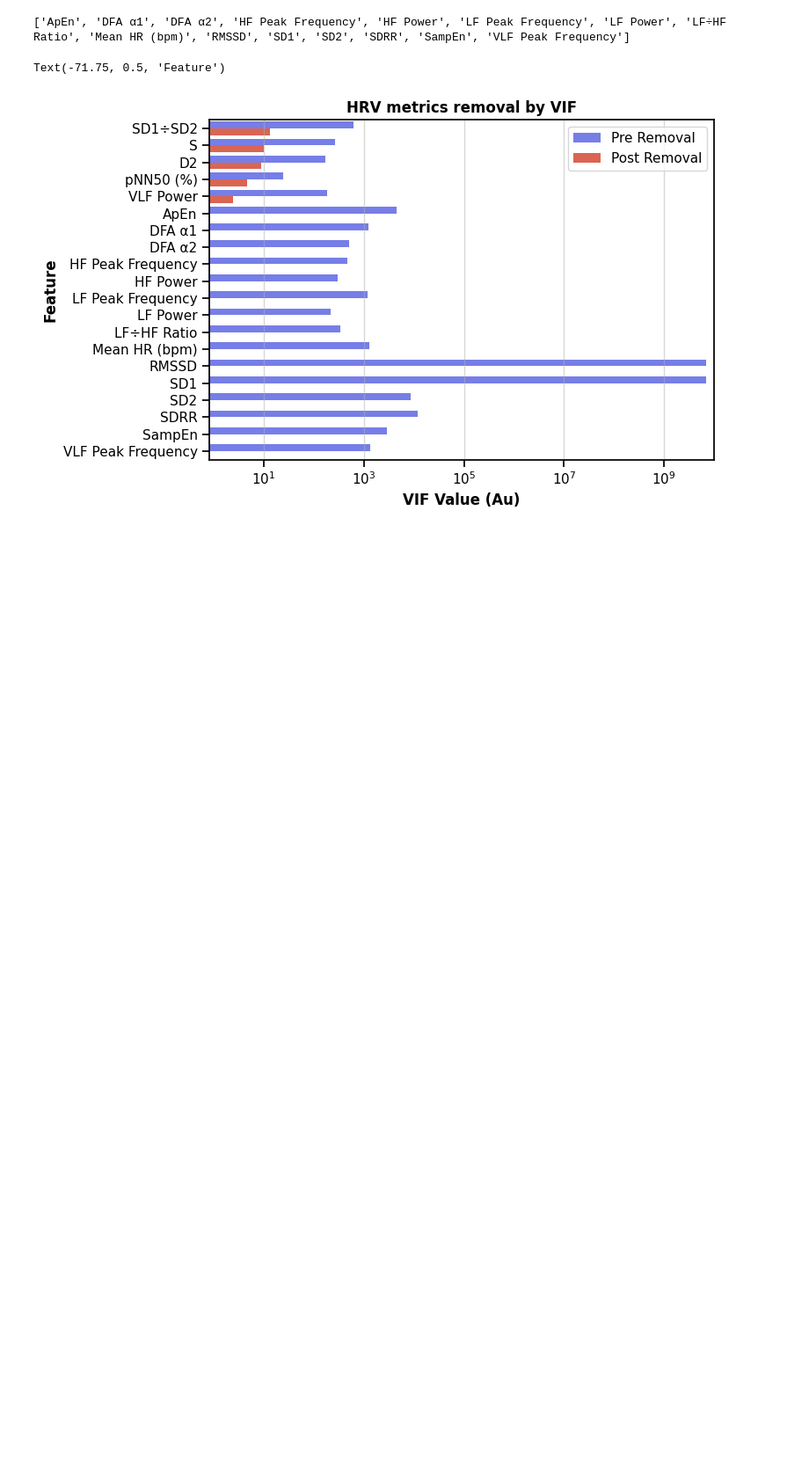
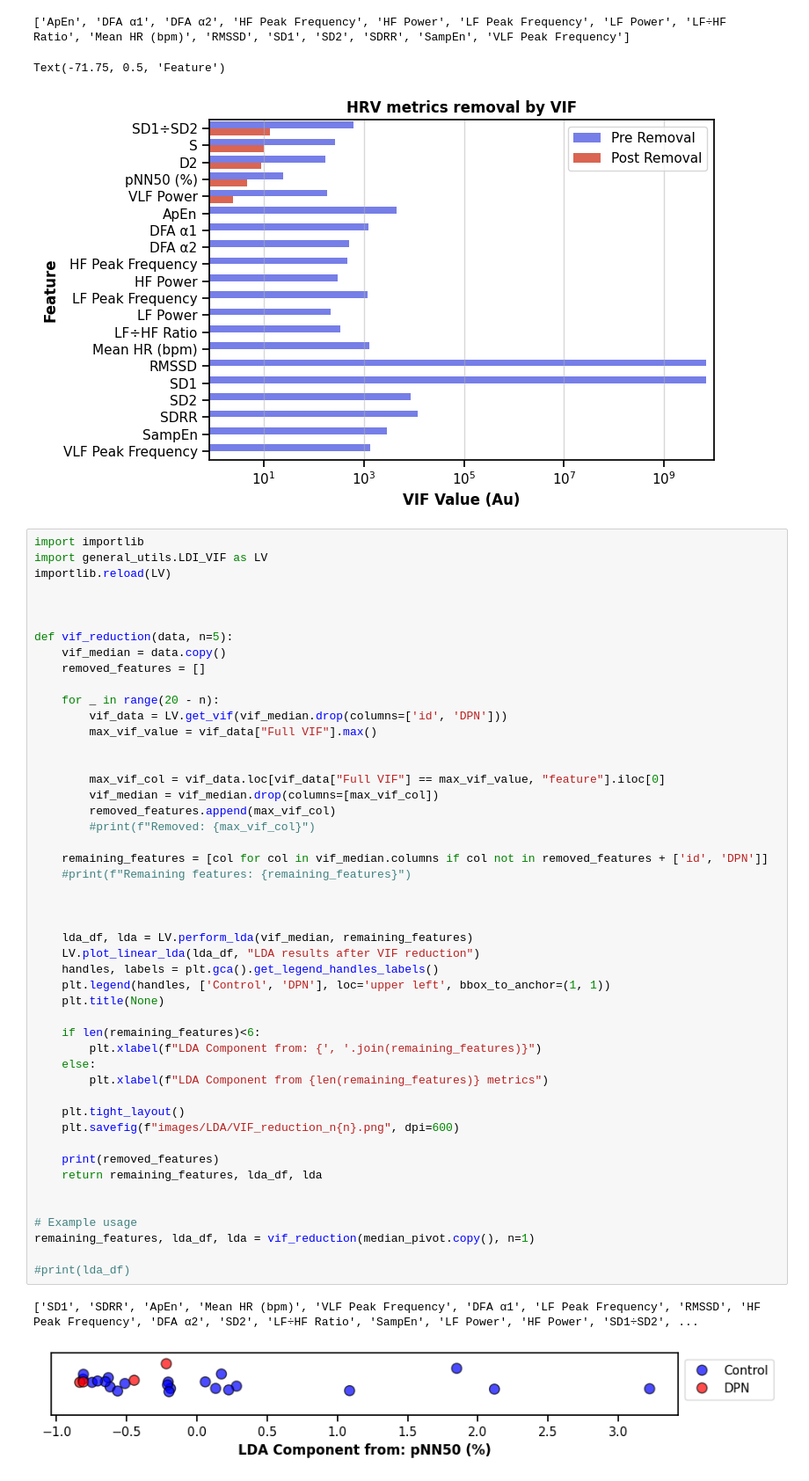
Before and after one commit to ad-aspera/HRV-EDA, a Jupyter notebook: pca_lda.ipynb, the cells around one changed output. Shown at 88% size. Cells and saved outputs as stored; diff of their text form; blank space fills up the shorter version.

```diff
--- a/pca_lda.ipynb
+++ b/pca_lda.ipynb
@@ -534,3 +535,54 @@ plt.ylabel("Feature")
 ['ApEn', 'DFA α1', 'DFA α2', 'HF Peak Frequency', 'HF Power', 'LF Peak Frequency', 'LF Power', 'LF÷HF Ratio', 'Mean HR (bpm)', 'RMSSD', 'SD1', 'SD2', 'SDRR', 'SampEn', 'VLF Peak Frequency']
 Text(-71.75, 0.5, 'Feature')
 [figure]
+# %%
+import importlib
+import general_utils.LDI_VIF as LV
+importlib.reload(LV)
+
+
+
+def vif_reduction(data, n=5):
+    vif_median = data.copy()
+    removed_features = []
+
+    for _ in range(20 - n):
+        vif_data = LV.get_vif(vif_median.drop(columns=['id', 'DPN']))
+        max_vif_value = vif_data["Full VIF"].max()
+
+
+        max_vif_col = vif_data.loc[vif_data["Full VIF"] == max_vif_value, "feature"].iloc[0]
+        vif_median = vif_median.drop(columns=[max_vif_col])
+        removed_features.append(max_vif_col)
+        #print(f"Removed: {max_vif_col}")
+
+    remaining_features = [col for col in vif_median.columns if col not in removed_features + ['id', 'DPN']]
+    #print(f"Remaining features: {remaining_features}")
+
+
+
+    lda_df, lda = LV.perform_lda(vif_median, remaining_features)
+    LV.plot_linear_lda(lda_df, "LDA results after VIF reduction")
+    handles, labels = plt.gca().get_legend_handles_labels()
+    plt.legend(handles, ['Control', 'DPN'], loc='upper left', bbox_to_anchor=(1, 1))
+    plt.title(None)
+
+    if len(remaining_features)<6:
+        plt.xlabel(f"LDA Component from: {', '.join(remaining_features)}")
+    else:
+        plt.xlabel(f"LDA Component from {len(remaining_features)} metrics")
+
+    plt.tight_layout()
+    plt.savefig(f"images/LDA/VIF_reduction_n{n}.png", dpi=600)
+
+    print(removed_features)
+    return remaining_features, lda_df, lda
+
+
+# Example usage
+remaining_features, lda_df, lda = vif_reduction(median_pivot.copy(), n=1)
+
+#print(lda_df)
+# %% [output]
+['SD1', 'SDRR', 'ApEn', 'Mean HR (bpm)', 'VLF Peak Frequency', 'DFA α1', 'LF Peak Frequency', 'RMSSD', 'HF Peak Frequency', 'DFA α2', 'SD2', 'LF÷HF Ratio', 'SampEn', 'LF Power', 'HF Power', 'SD1÷SD2', ...
+[figure, added]
```
Also changed, not shown: parts of 23 cells of this notebook, 18 other files.
